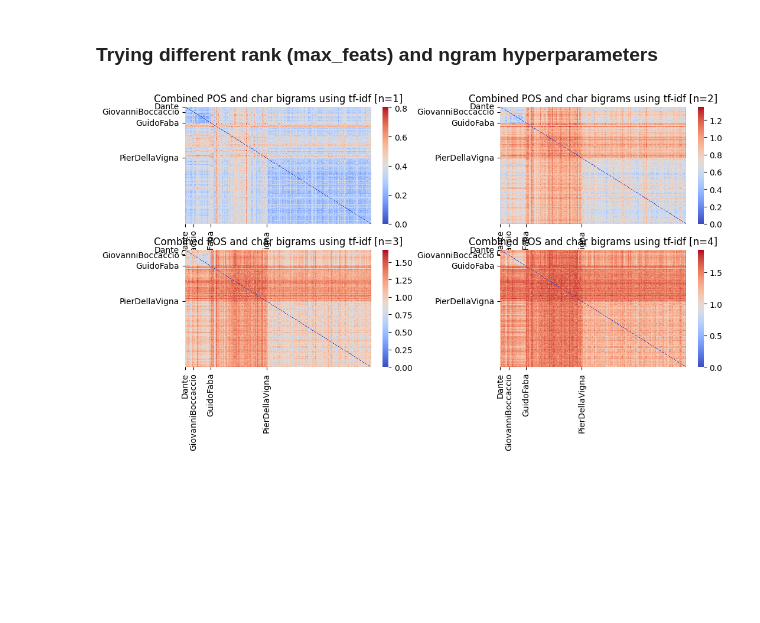
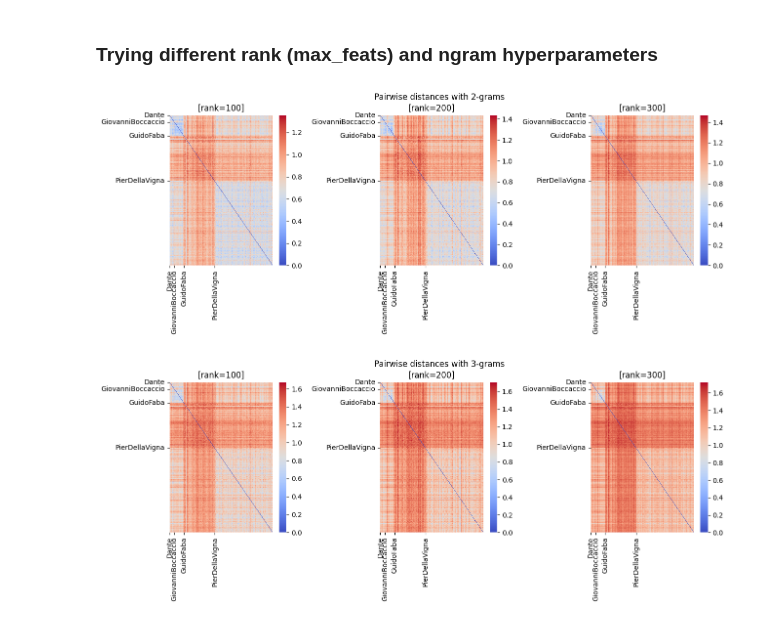
Before and after one commit to johannes-hp/BoB-thesis, a Jupyter notebook: MedLatin-scripts/medlatin1_style_vectors.ipynb, the cells around one changed output. Drawn from its saved outputs; the diff is of its cells as text; code cells hidden in the pictures; blank space fills up the shorter version.

```diff
--- a/MedLatin-scripts/medlatin1_style_vectors.ipynb
+++ b/MedLatin-scripts/medlatin1_style_vectors.ipynb
@@ -11,10 +18,10 @@ from sklearn.metrics import pairwise_distances
 ## Generating style vectors from the reduced Medlatin1 dataset
 # %%
 lat_cltk = cltk.NLP(language='lat', suppress_banner=True)
+# remove process since it slows the code (it adds definitions to each word)
 lat_cltk.pipeline.processes.remove(cltk.lexicon.processes.LatinLexiconProcess)
-# remove process since it slows the code (it adds definitions to each word)
-# lat_cltk.pipeline.processes.remove(cltk.embeddings.processes.LatinEmbeddingsProcess)
 # remove process since it slows the code (it generates word2vec embeddings)
+lat_cltk.pipeline.processes.remove(cltk.embeddings.processes.LatinEmbeddingsProcess)
 # %%
 medlatin1_path = '../MedLatin/Corpora/MedLatinEpi'
 
@@ -42,6 +67,10 @@ medlatin1_tokens_counter= medlatin.token_counter(medlatin1_tokens)
 # we don't want to count punctuation among the most common tokens
 stop_list = [',', '.', '', ';', ':']
 medlatin1_most_common_tokens = medlatin.get_common_tokens(medlatin1_tokens_counter, n=20, stop_list=stop_list)
+# %%
+with open('csvfiles/most_common_tokens.txt', 'w', encoding='utf-8') as f:
+    for token in medlatin1_most_common_tokens:
+        f.write(f'{token}\n')
 # %%
 # this combines the lists of POS-tags and tokens so that the most common tokens
 # are left as is while other tokens are replaced by their POS-tags
@@ -75,10 +104,13 @@ with open('csvfiles/author_changes_idx.txt', 'w', encoding='utf-8') as f:
 # %% [markdown]
 ### Trying different rank (max_feats) and ngram hyperparameters
 # %%
-ngrams_list = [1, 2, 3, 4]
+ngrams_list = [2, 3, 4]
+ranks_list = [100, 200, 300]
 tfidf_dict = {}
 for ngram in ngrams_list:
-    word_tfidf = medlatin.word_tfidf(medlatin1_combined_pos_tokens, ngrams=ngram)
-    char_tfidf = medlatin.char_tfidf(medlatin1_tokens, ngrams=ngram)
-    word_char_tfidf = np.append(word_tfidf.toarray(), char_tfidf.toarray(), axis=1)
-    tfidf_dict[ngram] = word_char_tfidf
+    tfidf_dict[ngram] = {}
+    for rank in ranks_list:
+        word_tfidf = medlatin.word_tfidf(medlatin1_combined_pos_tokens, ngrams=ngram, max_feats=rank)
+        char_tfidf = medlatin.char_tfidf(medlatin1_tokens, ngrams=ngram, max_feats=rank)
+        word_char_tfidf = np.append(word_tfidf.toarray(), char_tfidf.toarray(), axis=1)
+        tfidf_dict[ngram][rank] = word_char_tfidf
@@ -85,14 +121,32 @@ for ngram in ngrams_list:
 # %%
-fig, axes = plt.subplots(2, 2)
-fig.set_size_inches(10, 5)
-plt.tight_layout(w_pad=7)
+n = 2
+fig, axes = plt.subplots(1, 3)
+fig.set_size_inches(12, 4)
+fig.suptitle(f'Pairwise distances with {n}-grams')
+plt.tight_layout(w_pad=9)
 
 for idx, ax in enumerate(axes.reshape(-1)):
-    sns.heatmap(pairwise_distances(tfidf_dict[ngrams_list[idx]]), cmap='coolwarm', ax=ax)
-    ax.set_title(f'Combined POS and char bigrams using tf-idf [n={ngrams_list[idx]}]')
+    sns.heatmap(pairwise_distances(tfidf_dict[n][ranks_list[idx]]), cmap='coolwarm', ax=ax)
+    ax.set_title(f'[rank={ranks_list[idx]}]')
     ax.set_yticks(author_changes_idx)
     ax.set_yticklabels(author_changes_names)
     ax.set_xticks(author_changes_idx)
     ax.set_xticklabels(author_changes_names)
 # %% [output]
-[figure, old version]
+[figure, new version]
+# %%
+n = 3
+fig, axes = plt.subplots(1, 3)
+fig.set_size_inches(12, 4)
+fig.suptitle(f'Pairwise distances with {n}-grams')
+plt.tight_layout(w_pad=9)
+
+for idx, ax in enumerate(axes.reshape(-1)):
+    sns.heatmap(pairwise_distances(tfidf_dict[n][ranks_list[idx]]), cmap='coolwarm', ax=ax)
+    ax.set_title(f'[rank={ranks_list[idx]}]')
+    ax.set_yticks(author_changes_idx)
+    ax.set_yticklabels(author_changes_names)
+    ax.set_xticks(author_changes_idx)
+    ax.set_xticklabels(author_changes_names)
+# %% [output]
+[figure, added]
```
Also changed, not shown: parts of 20 cells of this notebook.
